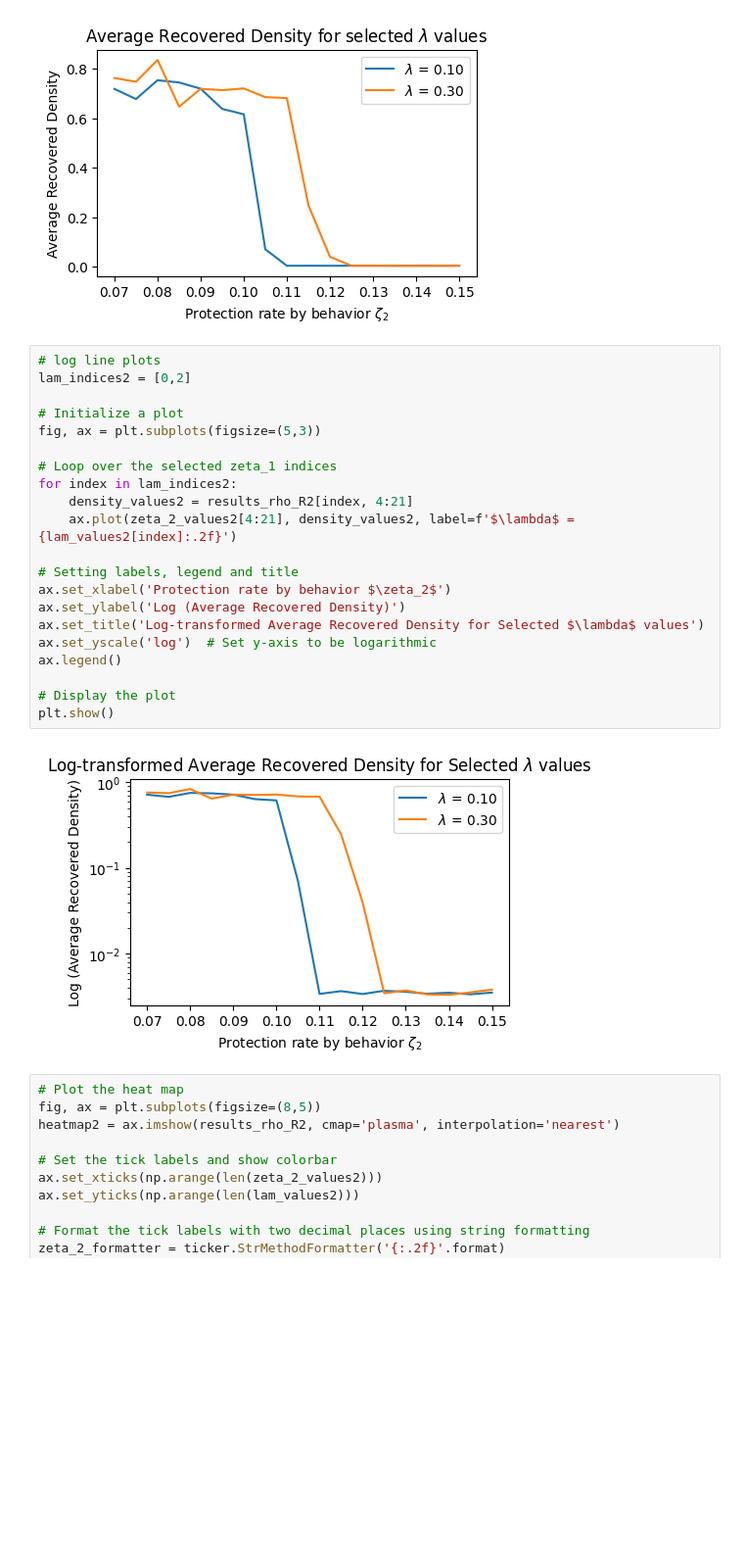
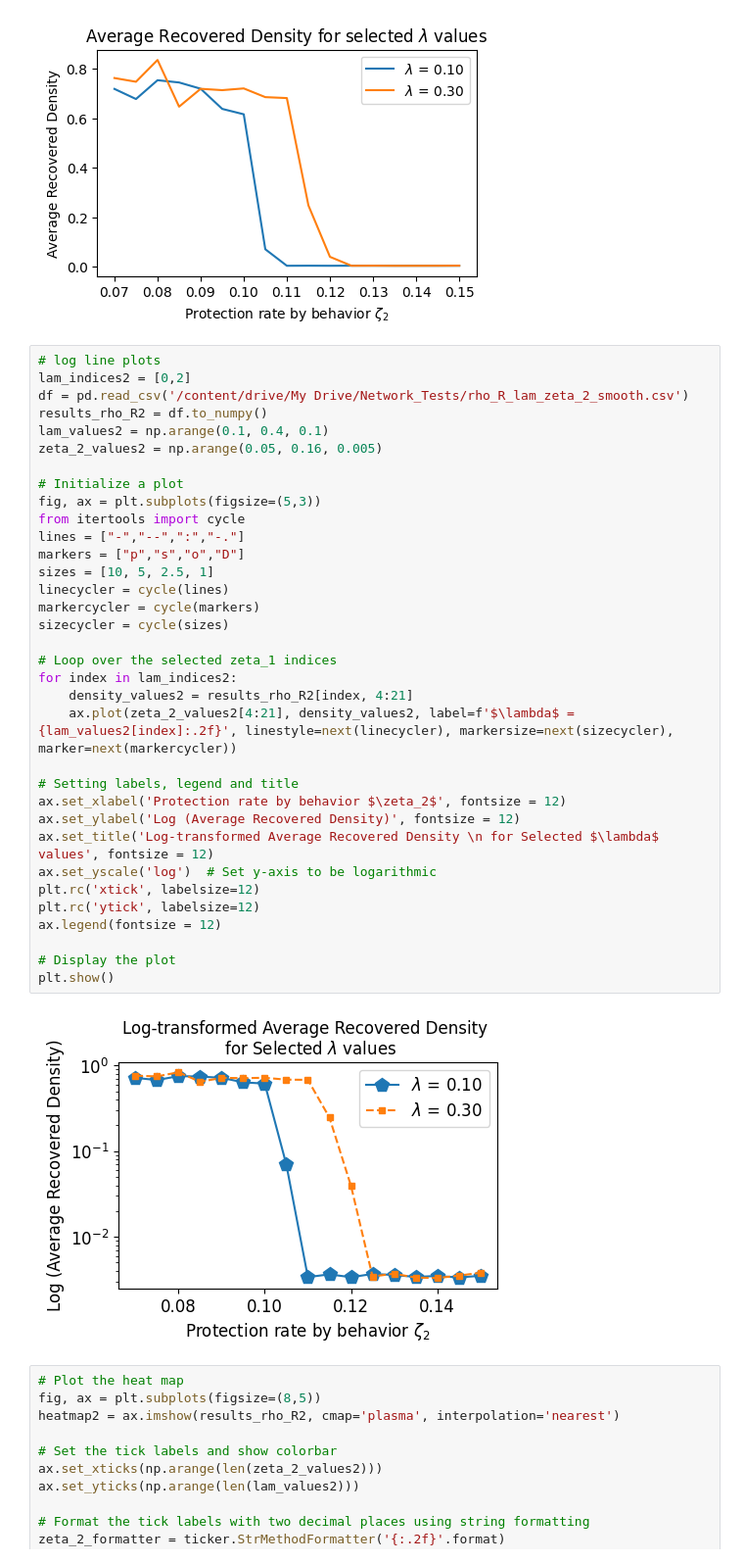
Before and after one commit to Nancy-Shi/Complex_Networks, a Jupyter notebook: 081723_Lam_zeta_2_3_Layer_Coupling_fine.ipynb, the cells around one changed output. Shown at 98% size. Cells and saved outputs as stored; diff of their text form; blank space fills up the shorter version.

```diff
--- a/081723_Lam_zeta_2_3_Layer_Coupling_fine.ipynb
+++ b/081723_Lam_zeta_2_3_Layer_Coupling_fine.ipynb
@@ -745,26 +745,39 @@ plt.show()
 # %%
 # log line plots
 lam_indices2 = [0,2]
+df = pd.read_csv('/content/drive/My Drive/Network_Tests/rho_R_lam_zeta_2_smooth.csv')
+results_rho_R2 = df.to_numpy()
+lam_values2 = np.arange(0.1, 0.4, 0.1)
+zeta_2_values2 = np.arange(0.05, 0.16, 0.005)
 
 # Initialize a plot
 fig, ax = plt.subplots(figsize=(5,3))
+from itertools import cycle
+lines = ["-","--",":","-."]
+markers = ["p","s","o","D"]
+sizes = [10, 5, 2.5, 1]
+linecycler = cycle(lines)
+markercycler = cycle(markers)
+sizecycler = cycle(sizes)
 
 # Loop over the selected zeta_1 indices
 for index in lam_indices2:
     density_values2 = results_rho_R2[index, 4:21]
-    ax.plot(zeta_2_values2[4:21], density_values2, label=f'$\lambda$ = {lam_values2[index]:.2f}')
+    ax.plot(zeta_2_values2[4:21], density_values2, label=f'$\lambda$ = {lam_values2[index]:.2f}', linestyle=next(linecycler), markersize=next(sizecycler), marker=next(markercycler))
 
 # Setting labels, legend and title
-ax.set_xlabel('Protection rate by behavior $\zeta_2$')
-ax.set_ylabel('Log (Average Recovered Density)')
-ax.set_title('Log-transformed Average Recovered Density for Selected $\lambda$ values')
+ax.set_xlabel('Protection rate by behavior $\zeta_2$', fontsize = 12)
+ax.set_ylabel('Log (Average Recovered Density)', fontsize = 12)
+ax.set_title('Log-transformed Average Recovered Density \n for Selected $\lambda$ values', fontsize = 12)
 ax.set_yscale('log')  # Set y-axis to be logarithmic
-ax.legend()
+plt.rc('xtick', labelsize=12)
+plt.rc('ytick', labelsize=12)
+ax.legend(fontsize = 12)
 
 # Display the plot
 plt.show()
 # %% [output]
-[figure, old version]
+[figure, new version]
 # %%
 # Plot the heat map
 fig, ax = plt.subplots(figsize=(8,5))
```
